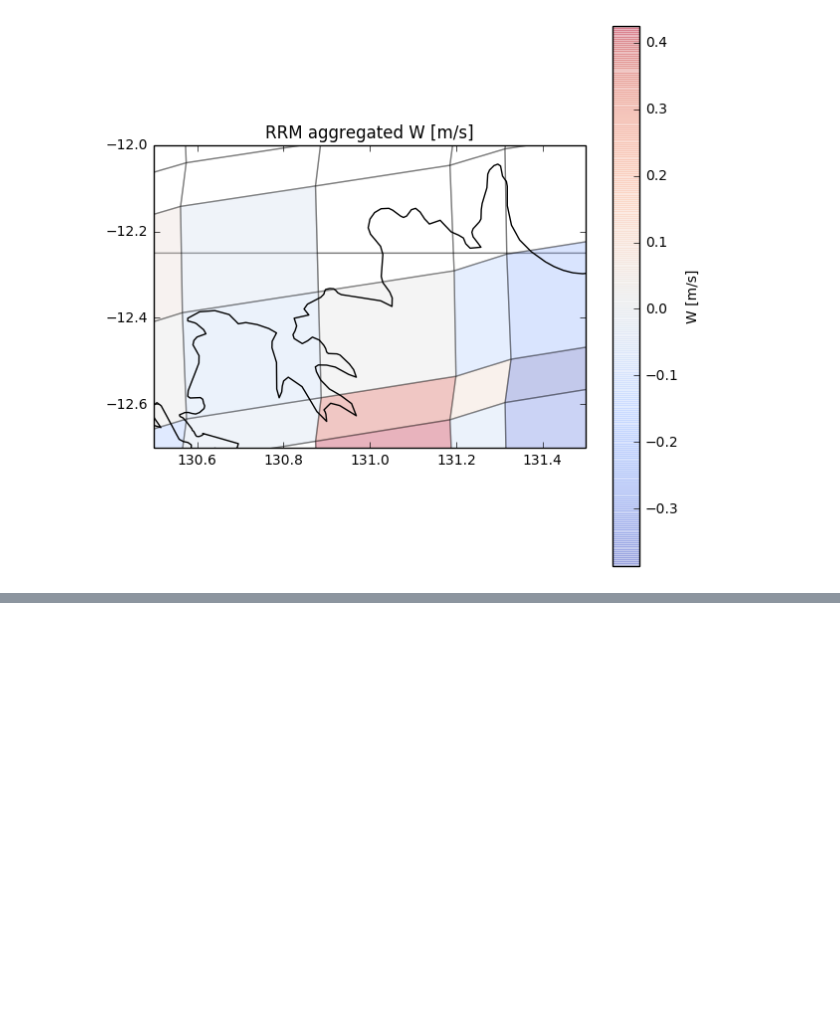
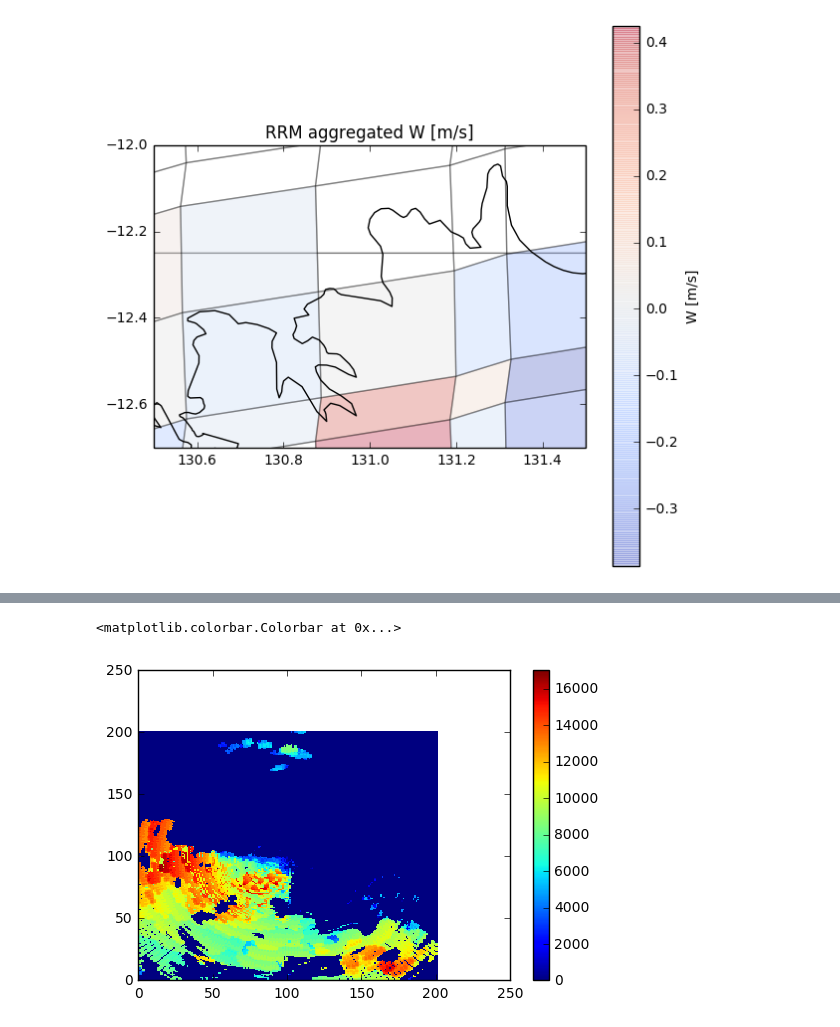
Before and after one commit to rcjackson/cmdv-rrm-anl, a Jupyter notebook: notebooks/RRM aggregate.ipynb, the cells around one changed output, grey strips where cells are left out. Cells and saved outputs as stored; diff of their text form; code cells hidden in the pictures; blank space fills up the shorter version.

```diff
--- a/notebooks/RRM aggregate.ipynb
+++ b/notebooks/RRM aggregate.ipynb
@@ -23,12 +33,16 @@ twp_grid_latlon = '/home/rjackson/data/twp_grid/twpx4v1np4b_latlon_170613.nc'
 example_multidop_file = '/home/rjackson/multidop_grids/cf_compliant_grid200511200300.nc'
 weights_file = '/home/rjackson/data/twp_grid/multidop_weights.nc'
 multidop_scrip_file = '/home/rjackson/data/twp_grid/multidop_scrip.nc'
-
+century_scrip_file = '/home/rjackson/data/twp_grid/100km_scrip.nc'
+century_weight_file = '/home/rjackson/data/twp_grid/100km_weights.nc'
+echo_top_data_file = '/home/rjackson/data/echo_tops2006010200010.cdf'
 twp_grid_dataset = Dataset(twp_grid_path)
 latlon_dataset = Dataset(twp_grid_latlon)
 weights_dataset = Dataset(weights_file)
+century_weights_dataset = Dataset(century_weight_file)
 multidop_scrip_dataset = Dataset(multidop_scrip_file)
-
+century_scrip_dataset = Dataset(century_scrip_file)
+echo_top_dataset = Dataset(echo_top_data_file)
 multidop_grid = pyart.io.read_grid(example_multidop_file)
 grid_corner_lon = twp_grid_dataset.variables['grid_corner_lon']
 grid_corner_lat = twp_grid_dataset.variables['grid_corner_lat']
@@ -38,6 +52,10 @@ grid_corner_lon_mdop = multidop_scrip_dataset.variables['grid_corner_lon'][:]
 grid_corner_lat_mdop = multidop_scrip_dataset.variables['grid_corner_lat'][:]
 grid_center_lat_mdop = multidop_scrip_dataset.variables['grid_center_lat'][:]
 grid_center_lon_mdop = multidop_scrip_dataset.variables['grid_center_lon'][:]
+grid_corner_lon_100 = century_scrip_dataset.variables['grid_corner_lon'][:]
+grid_corner_lat_100 = century_scrip_dataset.variables['grid_corner_lat'][:]
+grid_center_lat_100 = century_scrip_dataset.variables['grid_center_lat'][:]
+grid_center_lon_100 = century_scrip_dataset.variables['grid_center_lon'][:]
 latlon_corners = latlon_dataset.variables['lon']
 print(grid_corner_lat_mdop)
 # %% [output]
@@ -402,0 +524,34 @@ display.plot_grid('upward_air_velocity', level=6, cmap='coolwarm')
+# %%
+input_data = Dataset('/home/rjackson/data/twp_grid/100km_cfradial_to_scrib_mapping.nc')
+points = input_data['scrib_index']
+dest_corners_lat = century_weights_dataset['yv_b'][:]
+dest_centers_lat = century_weights_dataset['yc_b'][:]
+dest_corners_lon = century_weights_dataset['xv_b'][:]
+dest_centers_lon = century_weights_dataset['xc_b'][:]
+ctop = echo_top_dataset['cpol_T'][0]
+ctop_time = echo_top_dataset['time'][0]
+ctop_ref_time = echo_top_dataset['reference_time'].units
+print(ctop_ref_time)
+print(ctop.shape)
+S = century_weights_dataset['S'][:]
+row = century_weights_dataset['row'][:]
+col = century_weights_dataset['col'][:]
+frac_b = century_weights_dataset['frac_b'][:]
+ctop_dest = np.nan*np.zeros(dest_centers_lat.shape)
+count = np.zeros(dest_centers_lat.shape)
+for i in range(0, len(S)):
+    equivalent_point = np.where(points == col[i]-1)
+    if(len(equivalent_point[0]) > 0):
+        ctop_src = ctop[equivalent_point[0], equivalent_point[1]]
+        if(ctop_src[0] > 0.0):
+            if(not np.isfinite(ctop_dest[row[i]-1])):
+                ctop_dest[row[i]-1] = 0
+
+            ctop_dest[row[i]-1] = ctop_dest[row[i]-1] + S[i]*ctop_src[0]
+            count[row[i]-1] += 1
+
+ctop_dest[frac_b != 0] = ctop_dest[frac_b != 0]/frac_b[frac_b != 0]
+ctop_dest[count < 50] = np.nan
+plt.pcolormesh(ctop)
+plt.colorbar()
+# %% [output]
@@ -402,0 +560,2 @@ display.plot_grid('upward_air_velocity', level=6, cmap='coolwarm')
+<matplotlib.colorbar.Colorbar at 0x...>
+[figure, added]
```
Also changed, not shown: parts of 16 cells of this notebook, 58 other files.
